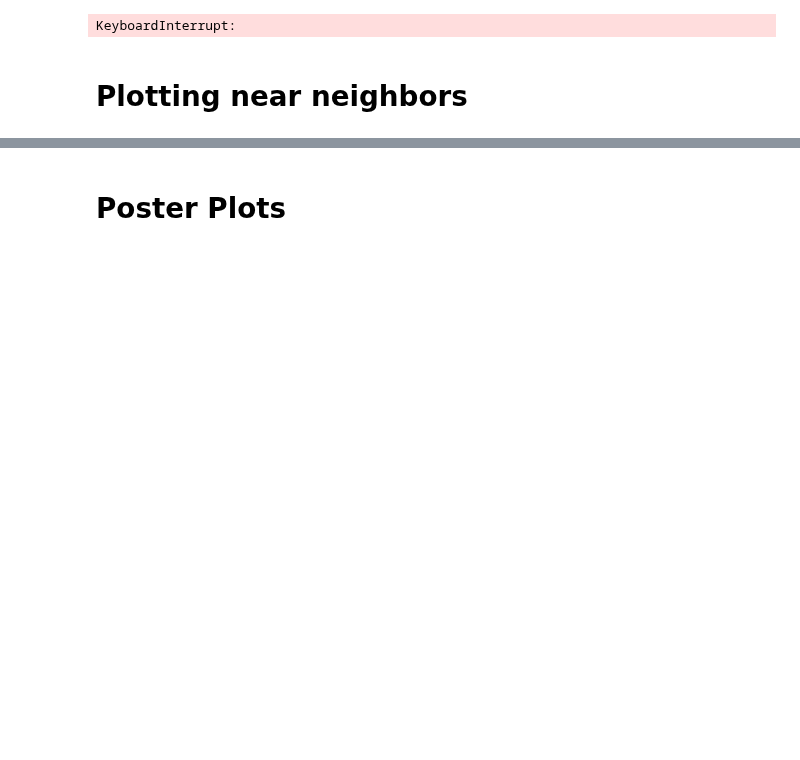
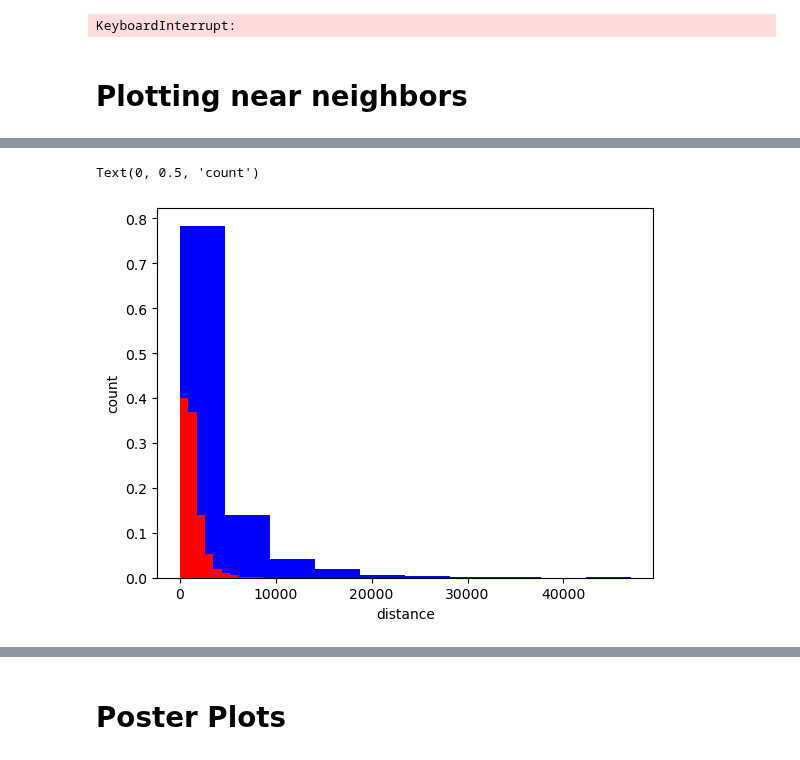
Before and after one commit to DESI-UR/MaNGA-VelMap, a Jupyter notebook: Notebooks/environment_class.ipynb, the cells around one changed output, grey strips where cells are left out. Drawn from its saved outputs; the diff is of its cells as text; code cells hidden in the pictures; blank space fills up the shorter version.

```diff
--- a/Notebooks/environment_class.ipynb
+++ b/Notebooks/environment_class.ipynb
@@ -1045,6 +1061,11 @@ plt.ylabel('dist')
 # %%
-weight_nn = np.ones_like(nn) / len(nn)
+weight_nn = np.ones_like(n_x_vals) / len(n_x_vals)
+weight_nbn = np.ones_like(b_x_vals) / len(b_x_vals)
 
-plt.hist(nn, weights = weight_nn)
+plt.hist(b_x_vals, weights = weight_nbn, color = 'blue')
+plt.hist(n_x_vals, weights = weight_nn, color = 'red')
 plt.xlabel('distance')
 plt.ylabel('count')
+# %% [output]
+Text(0, 0.5, 'count')
+[figure, added]
```
Also changed, not shown: parts of 27 cells of this notebook.
